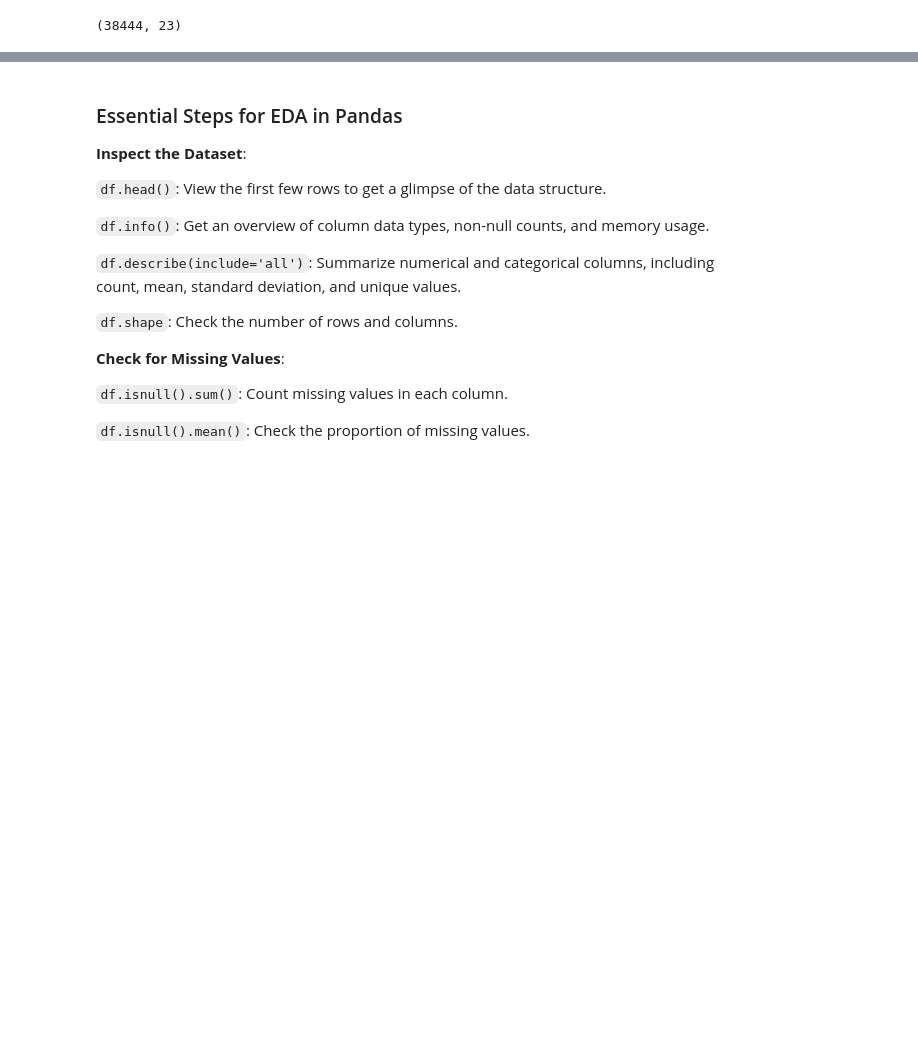
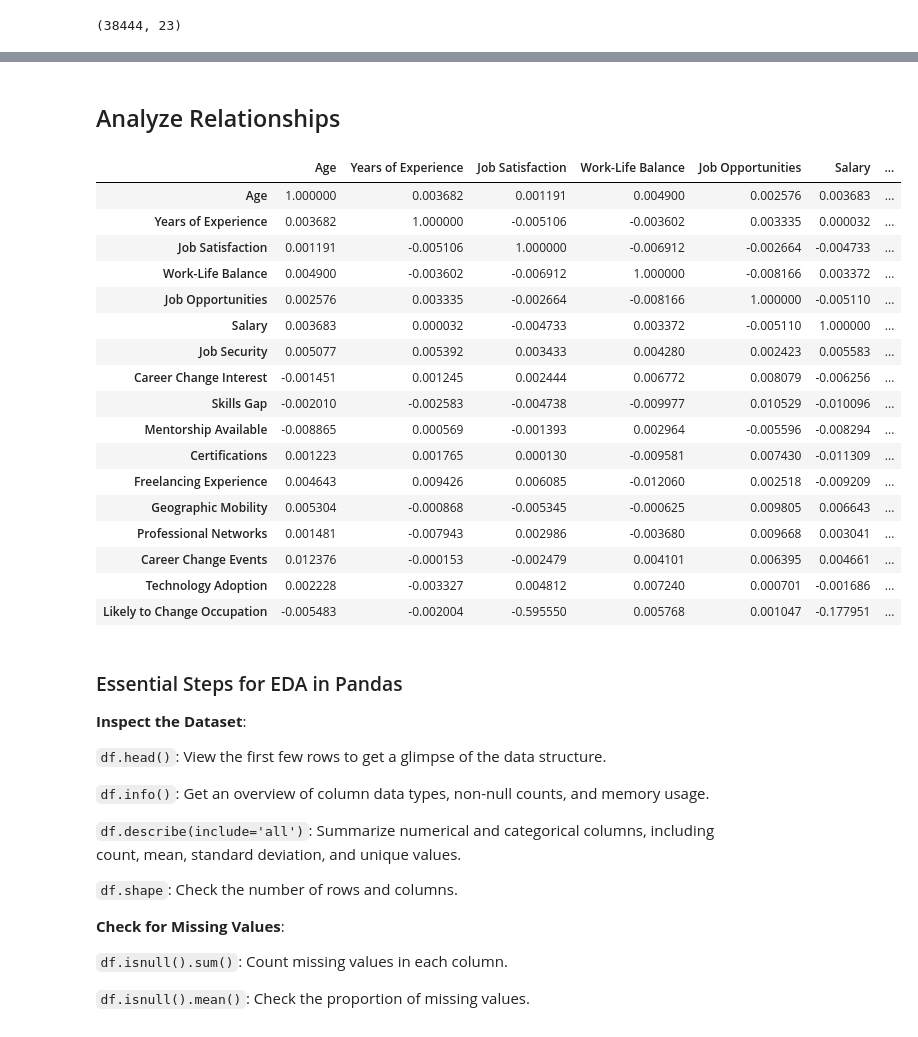
Before and after one commit to wdavjr/wd-career-field-vs-occupation-eda, a Jupyter notebook: eda-of-occupation-vs-field-of-study.ipynb, the cells around one changed output, grey strips where cells are left out. Drawn from its saved outputs; the diff is of its cells as text; code cells hidden in the pictures; blank space fills up the shorter version.

```diff
--- a/eda-of-occupation-vs-field-of-study.ipynb
+++ b/eda-of-occupation-vs-field-of-study.ipynb
@@ -108,3 +279,27 @@ memory usage: 5.2 MB
+# %% [markdown]
+## Analyze Relationships
+# %%
+# Examine correlation between numerical features
+df[int_columns].corr()
+# %% [output]
+|  | Age | Years of Experience | Job Satisfaction | Work-Life Balance | Job Opportunities | Salary | ... |
+| Age | 1.000000 | 0.003682 | 0.001191 | 0.004900 | 0.002576 | 0.003683 | ... |
+| Years of Experience | 0.003682 | 1.000000 | -0.005106 | -0.003602 | 0.003335 | 0.000032 | ... |
+| Job Satisfaction | 0.001191 | -0.005106 | 1.000000 | -0.006912 | -0.002664 | -0.004733 | ... |
+| Work-Life Balance | 0.004900 | -0.003602 | -0.006912 | 1.000000 | -0.008166 | 0.003372 | ... |
+| Job Opportunities | 0.002576 | 0.003335 | -0.002664 | -0.008166 | 1.000000 | -0.005110 | ... |
+| Salary | 0.003683 | 0.000032 | -0.004733 | 0.003372 | -0.005110 | 1.000000 | ... |
+| Job Security | 0.005077 | 0.005392 | 0.003433 | 0.004280 | 0.002423 | 0.005583 | ... |
+| Career Change Interest | -0.001451 | 0.001245 | 0.002444 | 0.006772 | 0.008079 | -0.006256 | ... |
+| Skills Gap | -0.002010 | -0.002583 | -0.004738 | -0.009977 | 0.010529 | -0.010096 | ... |
+| Mentorship Available | -0.008865 | 0.000569 | -0.001393 | 0.002964 | -0.005596 | -0.008294 | ... |
+| Certifications | 0.001223 | 0.001765 | 0.000130 | -0.009581 | 0.007430 | -0.011309 | ... |
+| Freelancing Experience | 0.004643 | 0.009426 | 0.006085 | -0.012060 | 0.002518 | -0.009209 | ... |
+| Geographic Mobility | 0.005304 | -0.000868 | -0.005345 | -0.000625 | 0.009805 | 0.006643 | ... |
+| Professional Networks | 0.001481 | -0.007943 | 0.002986 | -0.003680 | 0.009668 | 0.003041 | ... |
+| Career Change Events | 0.012376 | -0.000153 | -0.002479 | 0.004101 | 0.006395 | 0.004661 | ... |
+| Technology Adoption | 0.002228 | -0.003327 | 0.004812 | 0.007240 | 0.000701 | -0.001686 | ... |
+| Likely to Change Occupation | -0.005483 | -0.002004 | -0.595550 | 0.005768 | 0.001047 | -0.177951 | ... |
 # %% [markdown]
 ### Essential Steps for EDA in Pandas
 
```
Also changed, not shown: parts of 27 cells of this notebook.
